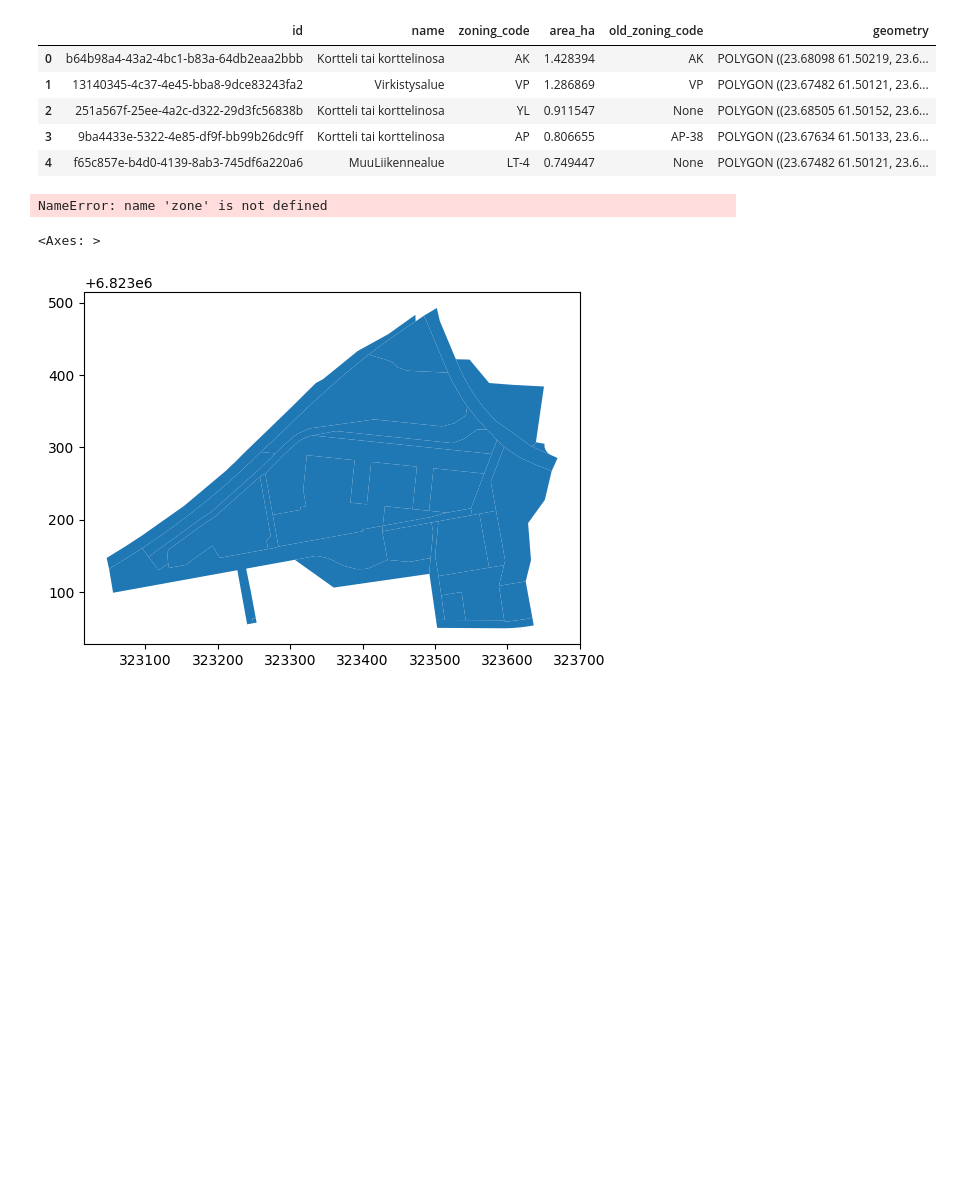
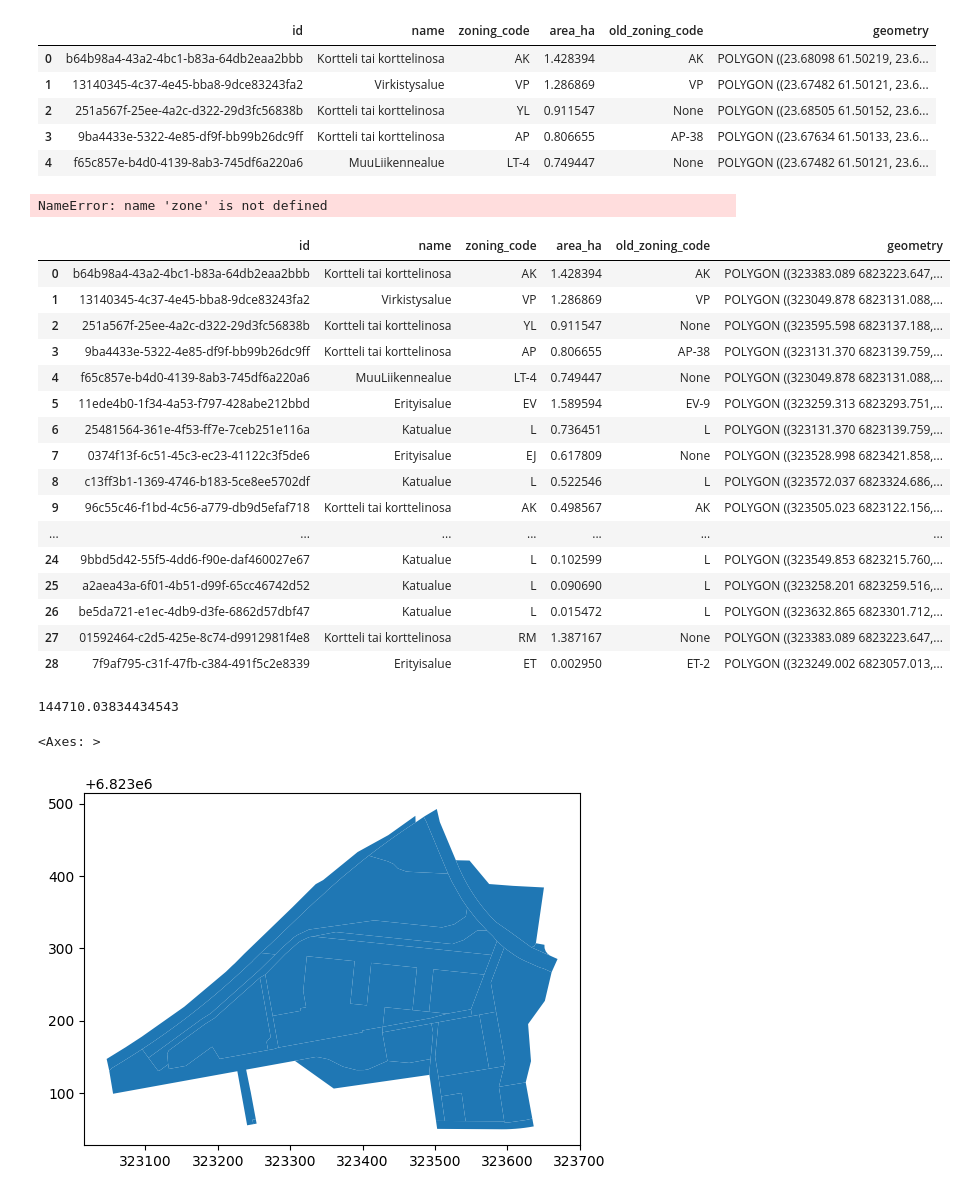
Before and after one commit to AvoinOrg/hiilikartta-data-service, a Jupyter notebook: notebooks/data.ipynb, the cells around one changed output. Saved outputs shown, nothing was run; the diff lists cells and outputs as text; code cells hidden in the pictures; blank space fills up the shorter version.

```diff
--- a/notebooks/data.ipynb
+++ b/notebooks/data.ipynb
@@ -29,4 +29,4 @@ env_vars = os.environ
 
 table_name = "luke_mvmi2015_segm_bmsum10kgha"
 # %%
-zone = gpd.read_file('data/test/testarea1.zip')
+zone = gpd.read_file('../data/test/testarea1.zip')
@@ -60,3 +45,5 @@ Name: 0, dtype: object
+# %%
+zone.to_crs(epsg=3067, inplace=True)
 # %%
 rast_mask = ground_carbon_rasts[0] * ground_carbon_masks[0]
 # %% [output]
@@ -82,3 +69,23 @@ zone.head()
 zone = zone.to_crs(epsg=3067)
 # %% [output]
 NameError: name 'zone' is not defined
+# %%
+zone
+# %% [output]
+|  | id | name | zoning_code | area_ha | old_zoning_code | geometry |
+| 0 | b64b98a4-43a2-4bc1-b83a-64db2eaa2bbb | Kortteli tai korttelinosa | AK | 1.428394 | AK | POLYGON ((323383.089 6823223.647,... |
+| 1 | 13140345-4c37-4e45-bba8-9dce83243fa2 | Virkistysalue | VP | 1.286869 | VP | POLYGON ((323049.878 6823131.088,... |
+| 2 | 251a567f-25ee-4a2c-d322-29d3fc56838b | Kortteli tai korttelinosa | YL | 0.911547 | None | POLYGON ((323595.598 6823137.188,... |
+| 3 | 9ba4433e-5322-4e85-df9f-bb99b26dc9ff | Kortteli tai korttelinosa | AP | 0.806655 | AP-38 | POLYGON ((323131.370 6823139.759,... |
+| 4 | f65c857e-b4d0-4139-8ab3-745df6a220a6 | MuuLiikennealue | LT-4 | 0.749447 | None | POLYGON ((323049.878 6823131.088,... |
+| 5 | 11ede4b0-1f34-4a53-f797-428abe212bbd | Erityisalue | EV | 1.589594 | EV-9 | POLYGON ((323259.313 6823293.751,... |
+| 6 | 25481564-361e-4f53-ff7e-7ceb251e116a | Katualue | L | 0.736451 | L | POLYGON ((323131.370 6823139.759,... |
+| 7 | 0374f13f-6c51-45c3-ec23-41122c3f5de6 | Erityisalue | EJ | 0.617809 | None | POLYGON ((323528.998 6823421.858,... |
+| 8 | c13ff3b1-1369-4746-b183-5ce8ee5702df | Katualue | L | 0.522546 | L | POLYGON ((323572.037 6823324.686,... |
+| 9 | 96c55c46-f1bd-4c56-a779-db9d5efaf718 | Kortteli tai korttelinosa | AK | 0.498567 | AK | POLYGON ((323505.023 6823122.156,... |
+| ... | ... | ... | ... | ... | ... | ... |
+| 24 | 9bbd5d42-55f5-4dd6-f90e-daf460027e67 | Katualue | L | 0.102599 | L | POLYGON ((323549.853 6823215.760,... |
+| 25 | a2aea43a-6f01-4b51-d99f-65cc46742d52 | Katualue | L | 0.090690 | L | POLYGON ((323258.201 6823259.516,... |
+| 26 | be5da721-e1ec-4db9-d3fe-6862d57dbf47 | Katualue | L | 0.015472 | L | POLYGON ((323632.865 6823301.712,... |
+| 27 | 01592464-c2d5-425e-8c74-d9912981f4e8 | Kortteli tai korttelinosa | RM | 1.387167 | None | POLYGON ((323383.089 6823223.647,... |
+| 28 | 7f9af795-c31f-47fb-c384-491f5c2e8339 | Erityisalue | ET | 0.002950 | ET-2 | POLYGON ((323249.002 6823057.013,... |
@@ -85,3 +94,7 @@ NameError: name 'zone' is not defined
+# %%
+total_area
+# %% [output]
+144710.03834434543
 # %%
 # the raster grid size is 16x16, meaning the diagonal is ~22.65
 # to include all (possibly) intersecting pixels, we need to buffer the geometry by 22.7
```
Also changed, not shown: parts of 6 cells of this notebook.
